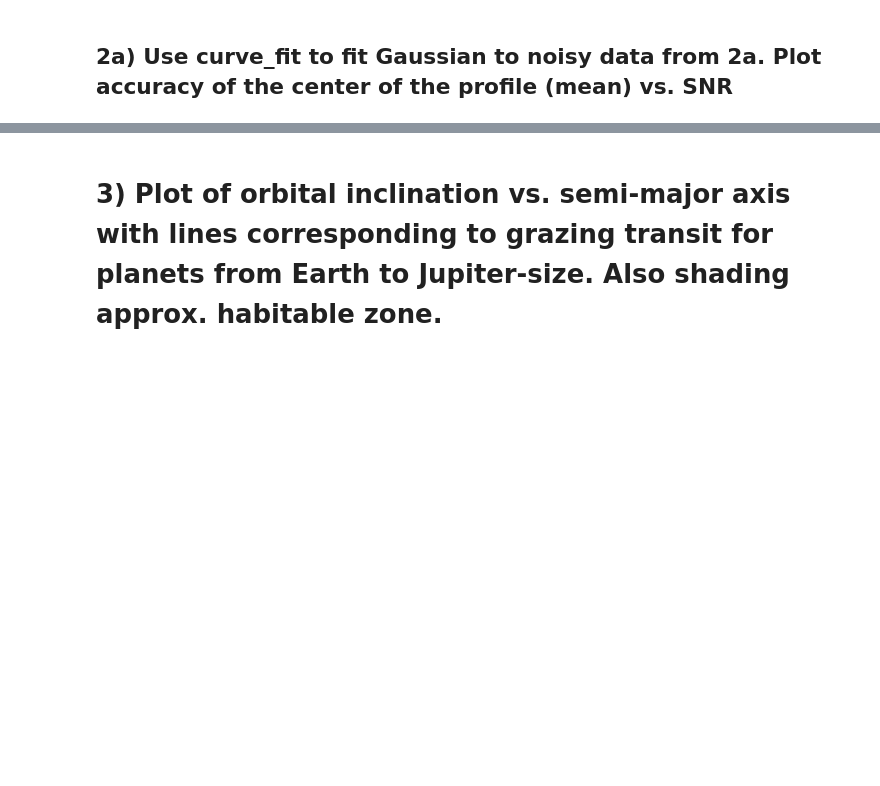
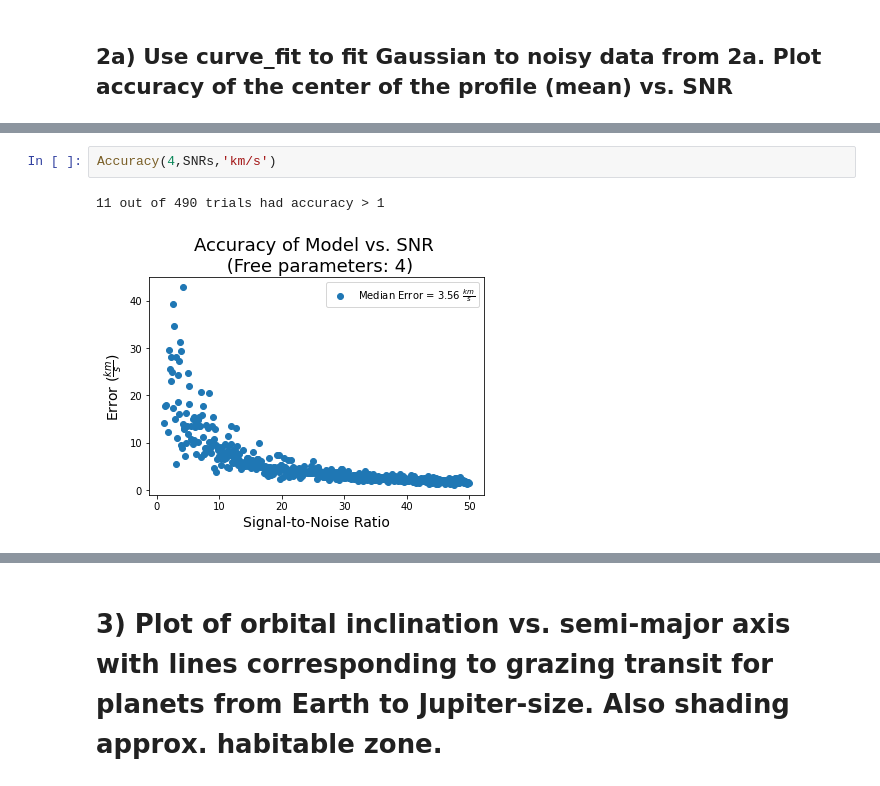
Before and after one commit to jlilly364/ASTR5490, a Jupyter notebook: HW3/PlanetsHW3.ipynb, the cells around one changed output, grey strips where cells are left out. Drawn from its saved outputs; the diff is of its cells as text; blank space fills up the shorter version.

```diff
--- a/HW3/PlanetsHW3.ipynb
+++ b/HW3/PlanetsHW3.ipynb
@@ -138,0 +136,5 @@ Text(0.5, 1.0, 'Accuracy of Model vs. SNR')
+# %%
+Accuracy(4,SNRs,'km/s')
+# %% [output]
+11 out of 490 trials had accuracy > 1
+[figure, added]
```
Also changed, not shown: parts of 21 cells of this notebook, 3 other files.
